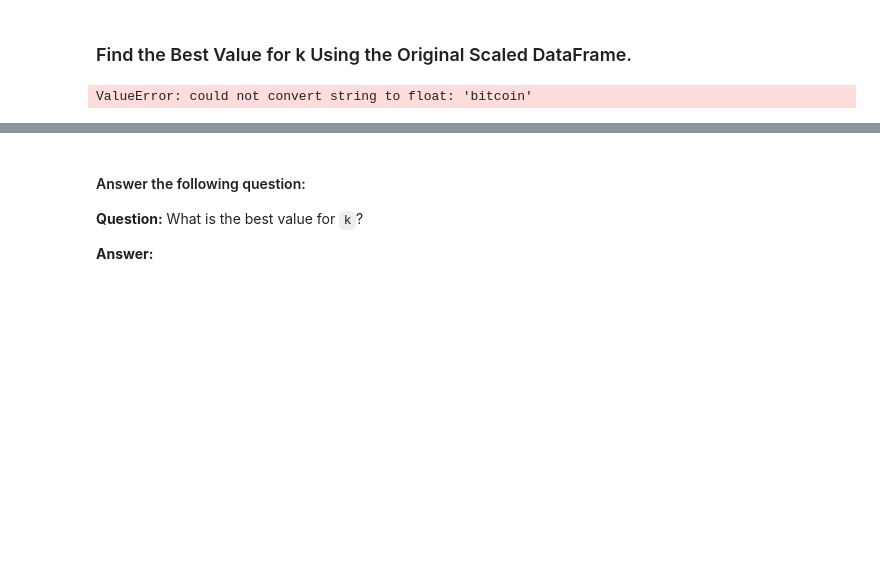
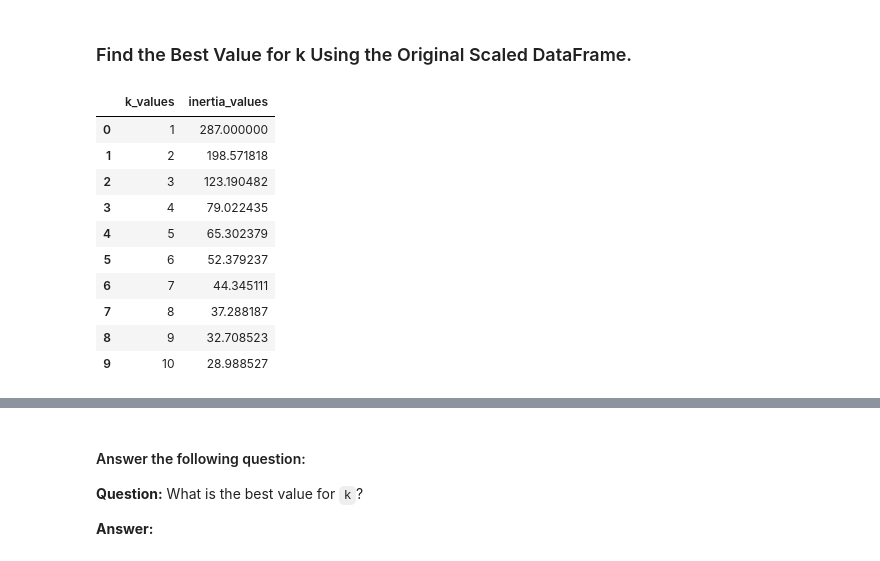
Before and after one commit to McKala1/CryptoClustering, a Jupyter notebook: Crypto_Clustering.ipynb, the cells around one changed output, grey strips where cells are left out. Saved outputs shown, nothing was run; the diff lists cells and outputs as text; code cells hidden in the pictures; blank space fills up the shorter version.

```diff
--- a/Crypto_Clustering.ipynb
+++ b/Crypto_Clustering.ipynb
@@ -120,34 +121,44 @@ market_data_stocks_scaled.head()
 # %%
 # Create a list with the number of k-values to try
 # Use a range from 1 to 11
 k_values = list(range(1, 11))
 
 # Create an empty list to store the inertia values
 inertia_values = []
 
 # Create a for loop to compute the inertia with each possible value of k
 for k in k_values:
 # Inside the loop:
 # 1. Create a KMeans model using the loop counter for the n_clusters
     kmeans = KMeans(n_clusters=k)
 
 # 2. Fit the model to the data using the scaled DataFrame
-    kmeans.fit(scaled_data_df)
+    kmeans.fit(market_data_stocks_scaled)
 
 # 3. Append the model.inertia_ to the inertia list
     inertia_values.append(kmeans.inertia_)
 
 
 # Create a dictionary with the data to plot the Elbow curve
 elbow_data = {'k_values': k_values, 'inertia_values': inertia_values}
 
 # Create a DataFrame with the data to plot the Elbow curve
 elbow_df = pd.DataFrame(elbow_data)
 
 # Display the DataFrame
-Display(elbow_df)
+display(elbow_df)
 # %% [output]
-ValueError: could not convert string to float: 'bitcoin'
+|  | k_values | inertia_values |
+| 0 | 1 | 287.000000 |
+| 1 | 2 | 198.571818 |
+| 2 | 3 | 123.190482 |
+| 3 | 4 | 79.022435 |
+| 4 | 5 | 65.302379 |
+| 5 | 6 | 52.379237 |
+| 6 | 7 | 44.345111 |
+| 7 | 8 | 37.288187 |
+| 8 | 9 | 32.708523 |
+| 9 | 10 | 28.988527 |
 # %%
 # Plot a line chart with all the inertia values computed with
 # the different values of k to visually identify the optimal value for k.
```
Also changed, not shown: parts of 13 cells of this notebook.
